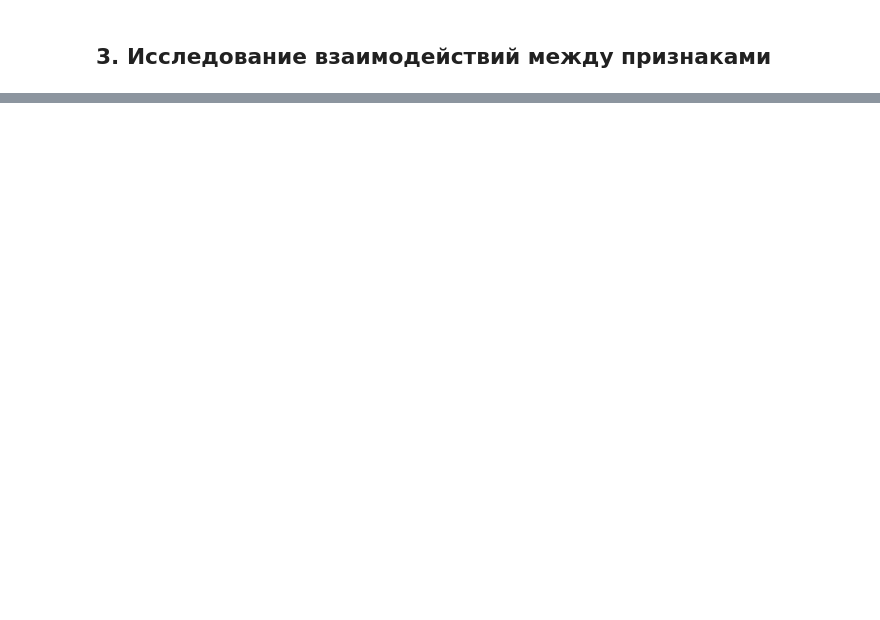
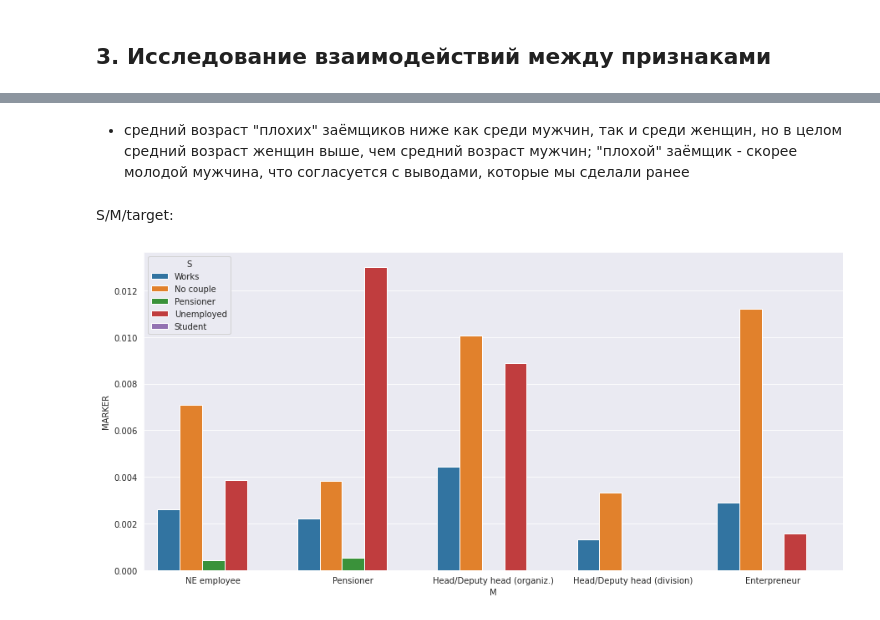
Before and after one commit to Bayramova/alpha_bank_test_task, a Jupyter notebook: test_task.ipynb, the cells around one changed output, grey strips where cells are left out. Cells and saved outputs as stored; diff of their text form; code cells hidden in the pictures; blank space fills up the shorter version.

```diff
--- a/test_task.ipynb
+++ b/test_task.ipynb
@@ -773,0 +763,10 @@ cat_cols = data.select_dtypes(include='object').columns.tolist()
+# %% [markdown]
+- средний возраст "плохих" заёмщиков ниже как среди мужчин, так и среди женщин, но в целом средний возраст женщин выше, чем средний возраст мужчин; "плохой" заёмщик - скорее молодой мужчина, что согласуется с выводами, которые мы сделали ранее
+# %% [markdown]
+S/M/target:
+# %%
+fig = plt.figure(figsize=(15,7))
+sns.barplot(data=data, x="M", y="MARKER", hue="S", ci=None)
+plt.show()
+# %% [output]
+[figure, added]
```
Also changed, not shown: parts of 20 cells of this notebook.
